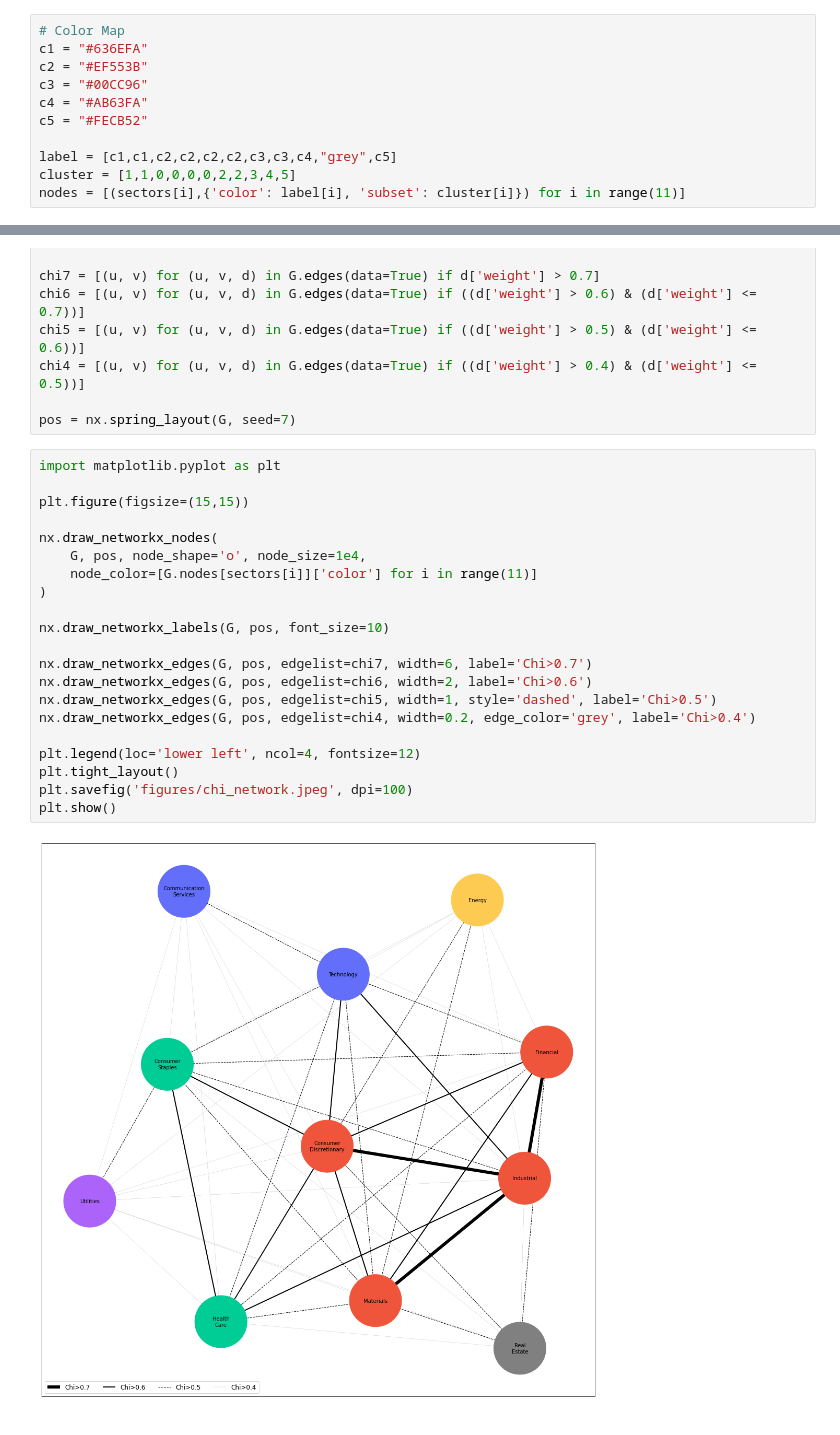
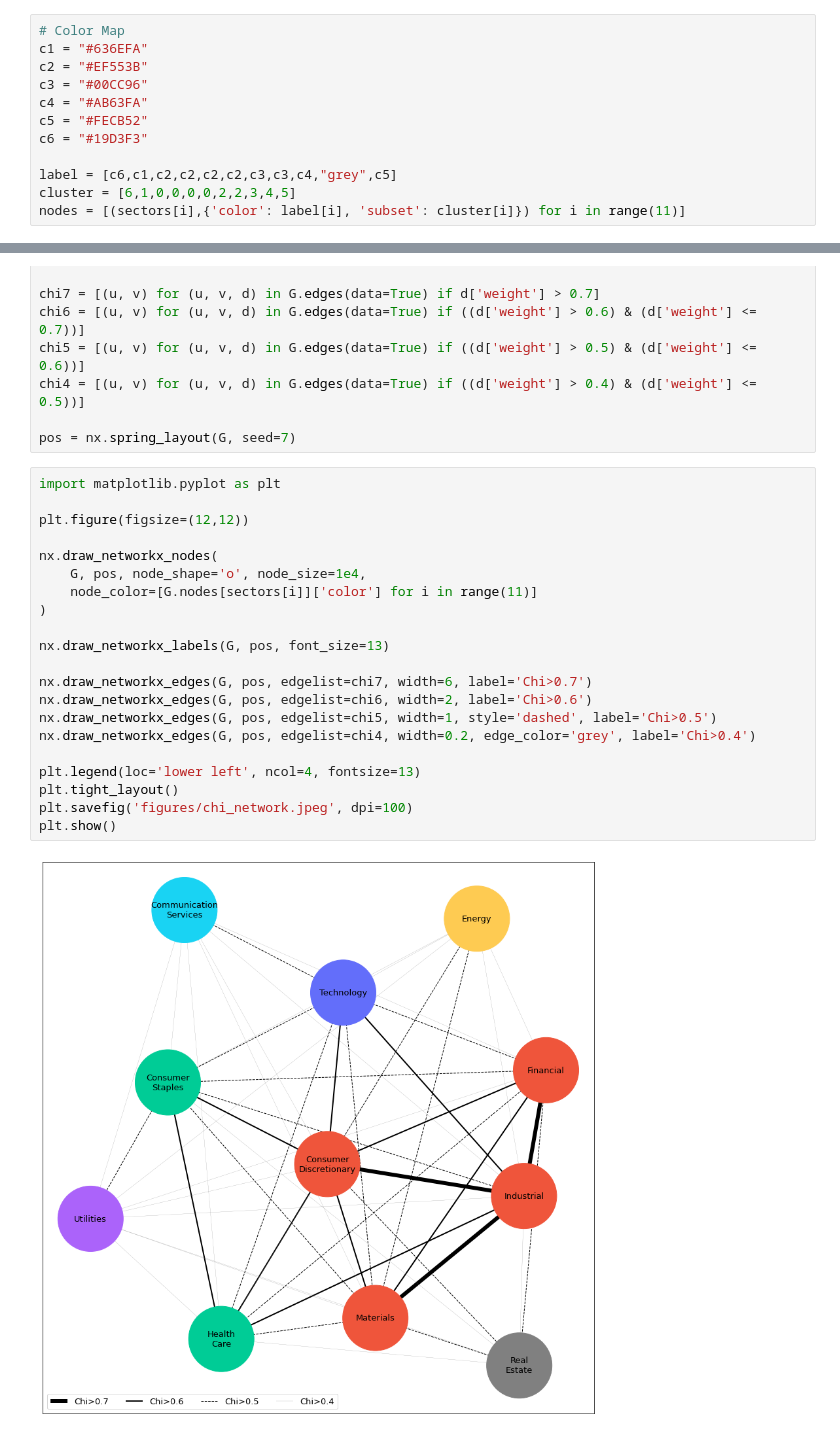
Before and after one commit to MegaCookies88/MSc.-Thesis-EVT-SP500, a Jupyter notebook: chi_network.ipynb, the cells around one changed output, grey strips where cells are left out. Drawn from its saved outputs; the diff is of its cells as text.

```diff
--- a/chi_network.ipynb
+++ b/chi_network.ipynb
@@ -29,9 +29,10 @@ c2 = "#EF553B"
 c3 = "#00CC96"
 c4 = "#AB63FA"
 c5 = "#FECB52"
+c6 = "#19D3F3"
 
-label = [c1,c1,c2,c2,c2,c2,c3,c3,c4,"grey",c5]
-cluster = [1,1,0,0,0,0,2,2,3,4,5]
+label = [c6,c1,c2,c2,c2,c2,c3,c3,c4,"grey",c5]
+cluster = [6,1,0,0,0,0,2,2,3,4,5]
 nodes = [(sectors[i],{'color': label[i], 'subset': cluster[i]}) for i in range(11)]
 # %%
 from statsmodels.distributions.empirical_distribution import ECDF
@@ -99,23 +100,23 @@ pos = nx.spring_layout(G, seed=7)
 # %%
 import matplotlib.pyplot as plt
 
-plt.figure(figsize=(15,15))
+plt.figure(figsize=(12,12))
 
 nx.draw_networkx_nodes(
     G, pos, node_shape='o', node_size=1e4,
     node_color=[G.nodes[sectors[i]]['color'] for i in range(11)]
 )
 
-nx.draw_networkx_labels(G, pos, font_size=10)
+nx.draw_networkx_labels(G, pos, font_size=13)
 
 nx.draw_networkx_edges(G, pos, edgelist=chi7, width=6, label='Chi>0.7')
 nx.draw_networkx_edges(G, pos, edgelist=chi6, width=2, label='Chi>0.6')
 nx.draw_networkx_edges(G, pos, edgelist=chi5, width=1, style='dashed', label='Chi>0.5')
 nx.draw_networkx_edges(G, pos, edgelist=chi4, width=0.2, edge_color='grey', label='Chi>0.4')
 
-plt.legend(loc='lower left', ncol=4, fontsize=12)
+plt.legend(loc='lower left', ncol=4, fontsize=13)
 plt.tight_layout()
 plt.savefig('figures/chi_network.jpeg', dpi=100)
 plt.show()
 # %% [output]
-[figure, old version]
+[figure, new version]
```
